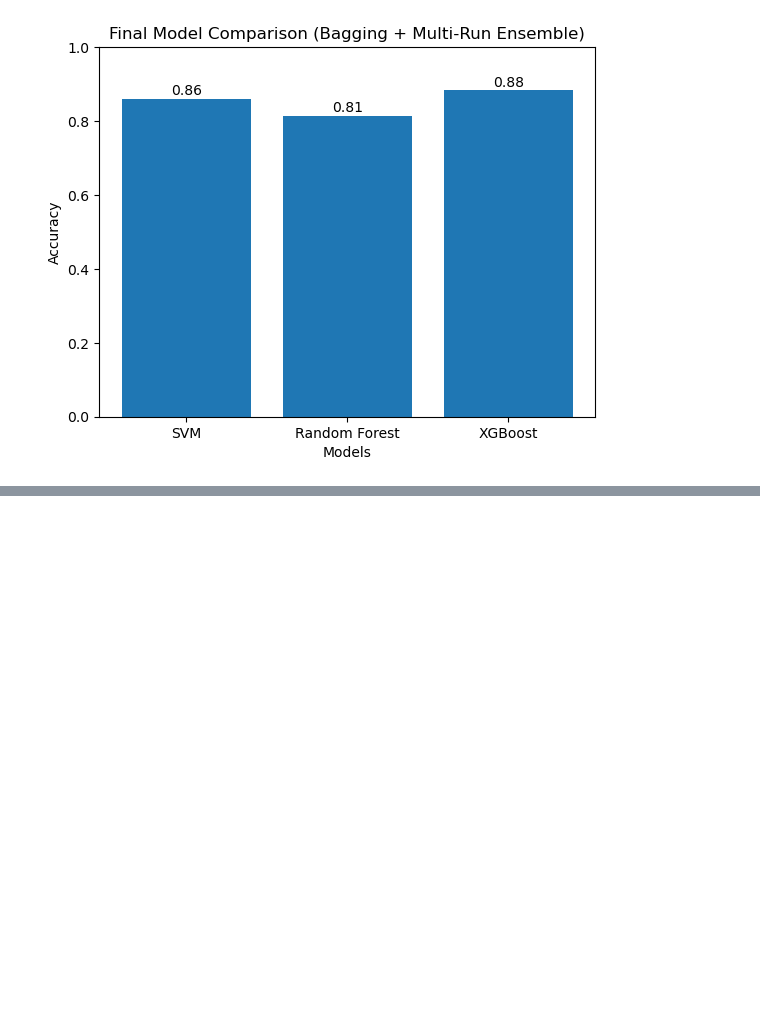
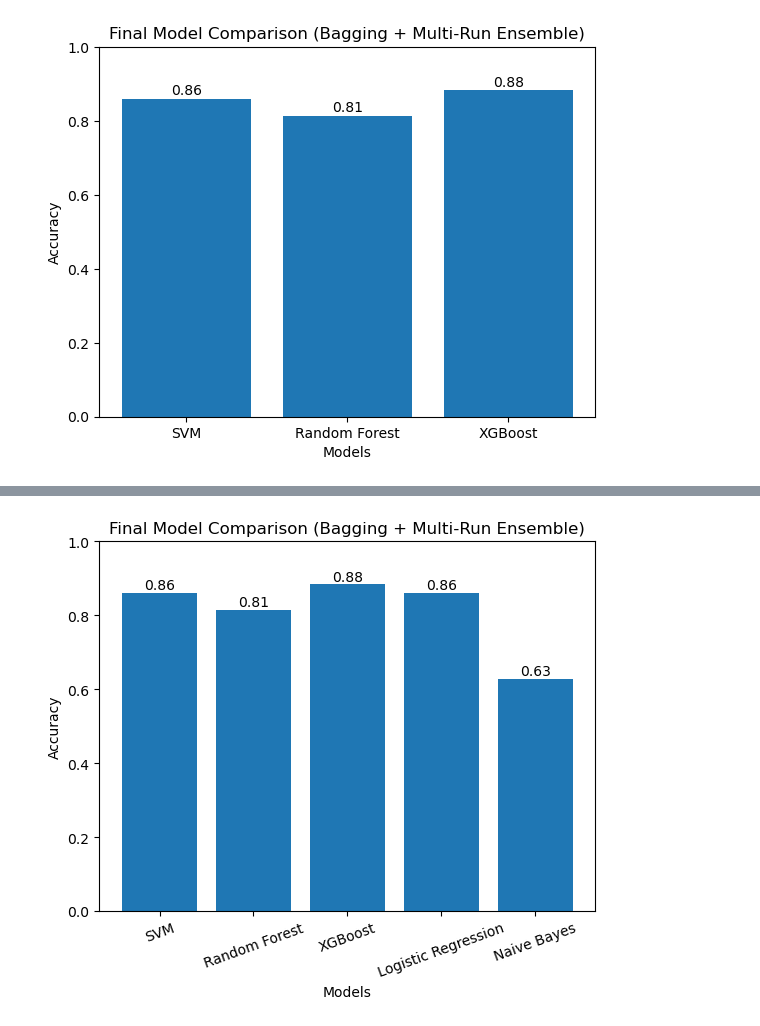
Before and after one commit to Shibangini/alzheimers-detection-ml, a Jupyter notebook: notebooks/bagging_ensemble_improved.ipynb, the cells around one changed output, grey strips where cells are left out. Saved outputs shown, nothing was run; the diff lists cells and outputs as text; code cells hidden in the pictures; blank space fills up the shorter version.

Commit message:
Updated improved ensemble notebook and added results

```diff
--- a/notebooks/bagging_ensemble_improved.ipynb
+++ b/notebooks/bagging_ensemble_improved.ipynb
@@ -542,0 +676,44 @@ with open("../results/bagging_results/final_bagging_results.txt", "w") as f:
+# %%
+import matplotlib.pyplot as plt
+import os
+
+# Ensure folder exists
+os.makedirs("results", exist_ok=True)
+
+models = [
+    "SVM",
+    "Random Forest",
+    "XGBoost",
+    "Logistic Regression",
+    "Naive Bayes"
+]
+
+accuracy = [
+    0.8605,
+    0.8140,
+    0.8837,
+    0.8605,
+    0.6279
+]
+
+plt.figure()
+
+plt.bar(models, accuracy)
+
+plt.xlabel("Models")
+plt.ylabel("Accuracy")
+plt.title("Final Model Comparison (Bagging + Multi-Run Ensemble)")
+
+# show values on top
+for i, v in enumerate(accuracy):
+    plt.text(i, v + 0.01, str(round(v, 2)), ha='center')
+
+plt.ylim(0, 1)
+plt.xticks(rotation=20)
+
+# Save graph
+plt.savefig("results/final_model_comparison_all.png", dpi=300, bbox_inches='tight')
+
+plt.show()
+# %% [output]
+[figure, added]
```
Also changed, not shown: parts of 3 cells of this notebook, 2 other files.
